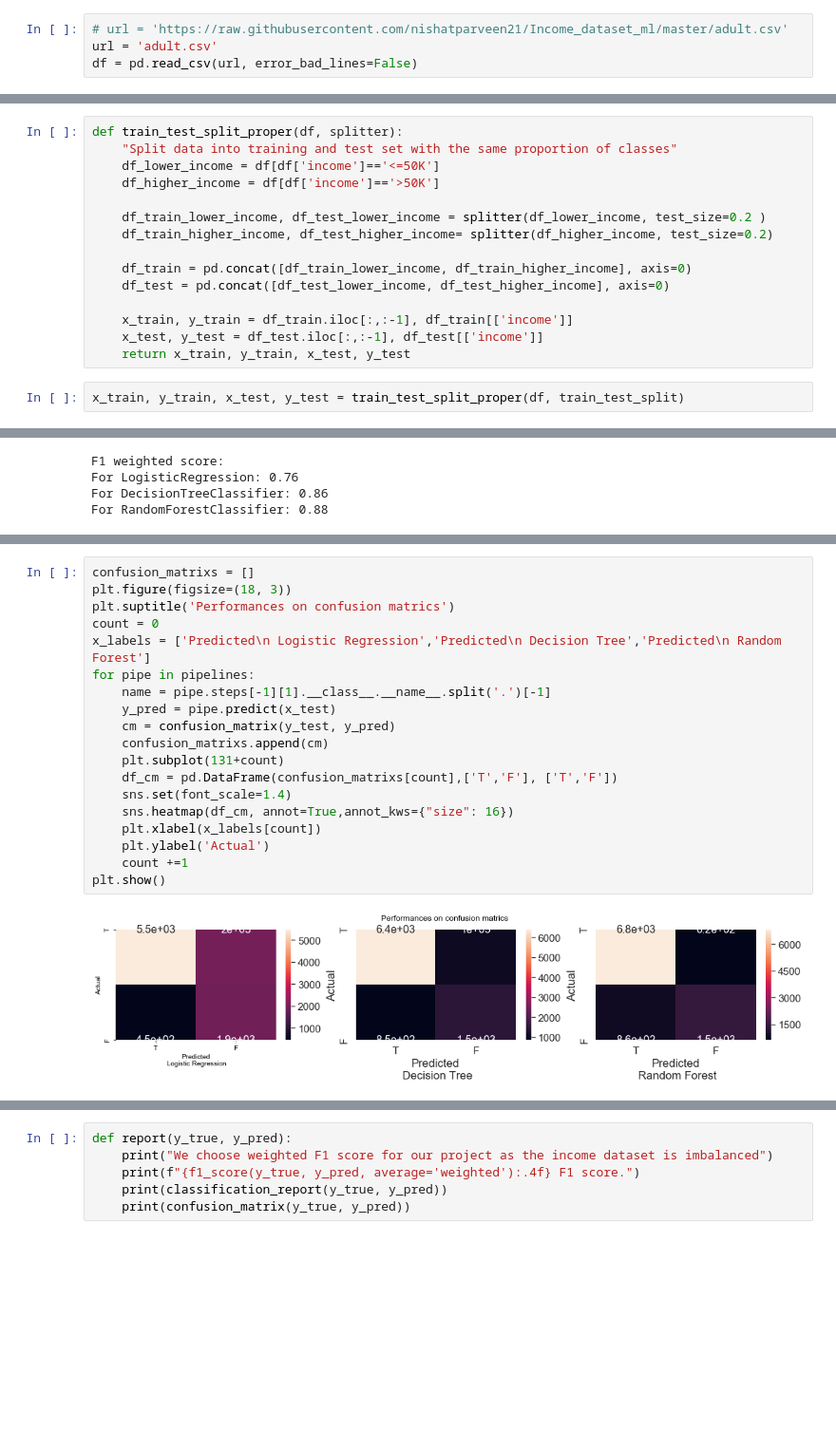
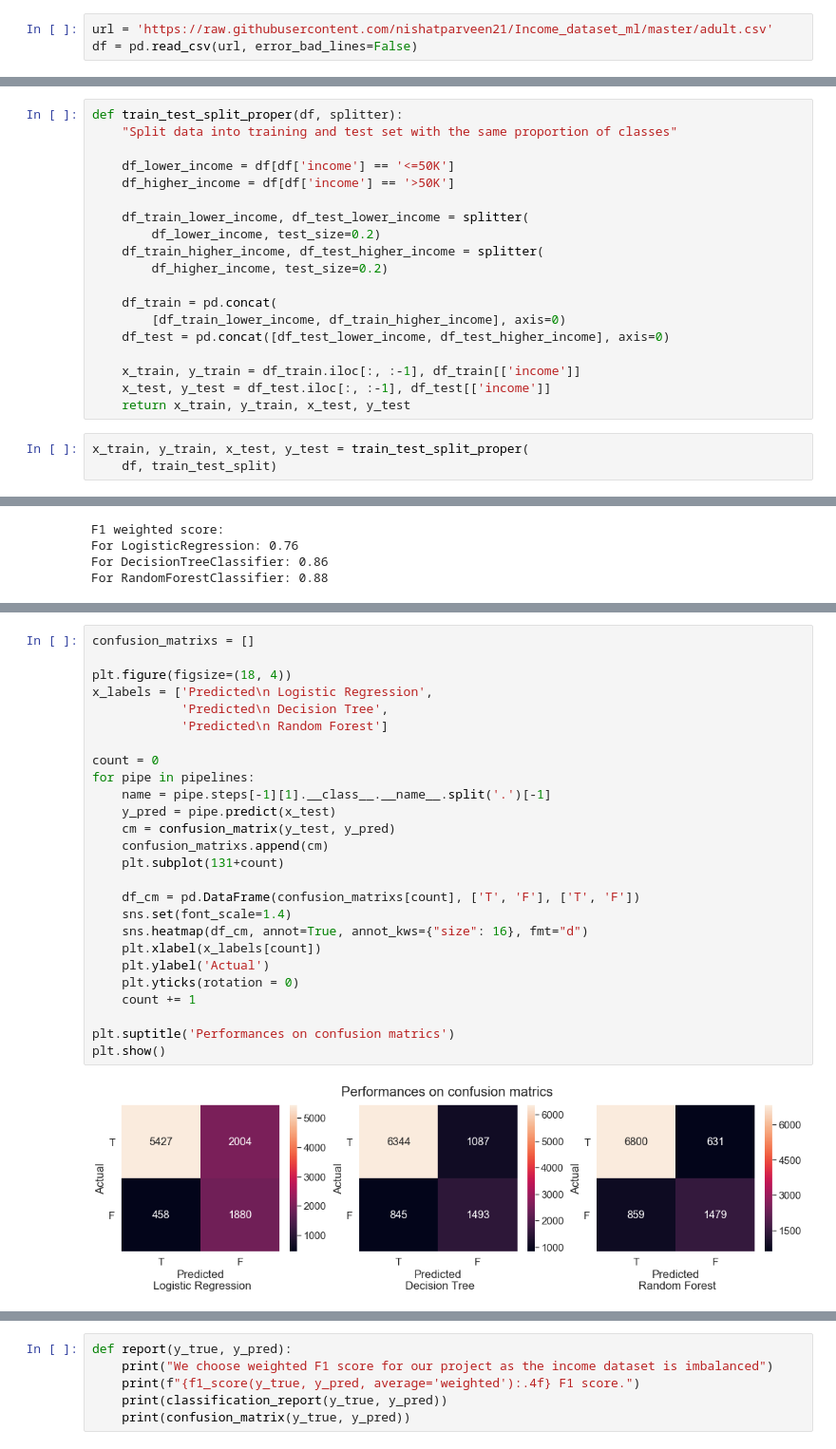
Before and after one commit to nishat-khan/Income_dataset_ml, a Jupyter notebook: cool_ml_lab.ipynb, the cells around one changed output, grey strips where cells are left out. Shown at 95% size. Cells and saved outputs as stored; diff of their text form; blank space fills up the shorter version.

```diff
--- a/cool_ml_lab.ipynb
+++ b/cool_ml_lab.ipynb
@@ -36,8 +36,7 @@ warnings.filterwarnings('ignore')
 # %% [markdown]
 ## Load Data
 # %%
-# url = 'https://raw.githubusercontent.com/nishatparveen21/Income_dataset_ml/master/adult.csv'
-url = 'adult.csv'
+url = 'https://raw.githubusercontent.com/nishatparveen21/Income_dataset_ml/master/adult.csv'
 df = pd.read_csv(url, error_bad_lines=False)
 # %%
 features = list(df.columns[:-1])
@@ -57,19 +56,24 @@ Since the data is imbalanced, applying the learning of Terence's class, we split
 # %%
 def train_test_split_proper(df, splitter):
     "Split data into training and test set with the same proportion of classes"
-    df_lower_income = df[df['income']=='<=50K']
-    df_higher_income = df[df['income']=='>50K']
 
-    df_train_lower_income, df_test_lower_income = splitter(df_lower_income, test_size=0.2 )
-    df_train_higher_income, df_test_higher_income= splitter(df_higher_income, test_size=0.2)
+    df_lower_income = df[df['income'] == '<=50K']
+    df_higher_income = df[df['income'] == '>50K']
 
-    df_train = pd.concat([df_train_lower_income, df_train_higher_income], axis=0)
+    df_train_lower_income, df_test_lower_income = splitter(
+        df_lower_income, test_size=0.2)
+    df_train_higher_income, df_test_higher_income = splitter(
+        df_higher_income, test_size=0.2)
+
+    df_train = pd.concat(
+        [df_train_lower_income, df_train_higher_income], axis=0)
     df_test = pd.concat([df_test_lower_income, df_test_higher_income], axis=0)
 
-    x_train, y_train = df_train.iloc[:,:-1], df_train[['income']]
-    x_test, y_test = df_test.iloc[:,:-1], df_test[['income']]
+    x_train, y_train = df_train.iloc[:, :-1], df_train[['income']]
+    x_test, y_test = df_test.iloc[:, :-1], df_test[['income']]
     return x_train, y_train, x_test, y_test
 # %%
-x_train, y_train, x_test, y_test = train_test_split_proper(df, train_test_split)
+x_train, y_train, x_test, y_test = train_test_split_proper(
+    df, train_test_split)
 # %% [markdown]
 ## Data Cleaning
@@ -193,21 +213,28 @@ Confusion Matrix
 # %%
 confusion_matrixs = []
-plt.figure(figsize=(18, 3))
-plt.suptitle('Performances on confusion matrics')
+
+plt.figure(figsize=(18, 4))
+x_labels = ['Predicted\n Logistic Regression',
+            'Predicted\n Decision Tree',
+            'Predicted\n Random Forest']
+
 count = 0
-x_labels = ['Predicted\n Logistic Regression','Predicted\n Decision Tree','Predicted\n Random Forest']
 for pipe in pipelines:
     name = pipe.steps[-1][1].__class__.__name__.split('.')[-1]
     y_pred = pipe.predict(x_test)
     cm = confusion_matrix(y_test, y_pred)
     confusion_matrixs.append(cm)
     plt.subplot(131+count)
-    df_cm = pd.DataFrame(confusion_matrixs[count],['T','F'], ['T','F'])
+
+    df_cm = pd.DataFrame(confusion_matrixs[count], ['T', 'F'], ['T', 'F'])
     sns.set(font_scale=1.4)
-    sns.heatmap(df_cm, annot=True,annot_kws={"size": 16})
+    sns.heatmap(df_cm, annot=True, annot_kws={"size": 16}, fmt="d")
     plt.xlabel(x_labels[count])
     plt.ylabel('Actual')
-    count +=1
+    plt.yticks(rotation = 0)
+    count += 1
+
+plt.suptitle('Performances on confusion matrics')
 plt.show()
 # %% [output]
-[figure, old version]
+[figure, new version]
```
Also changed, not shown: parts of 32 cells of this notebook.
